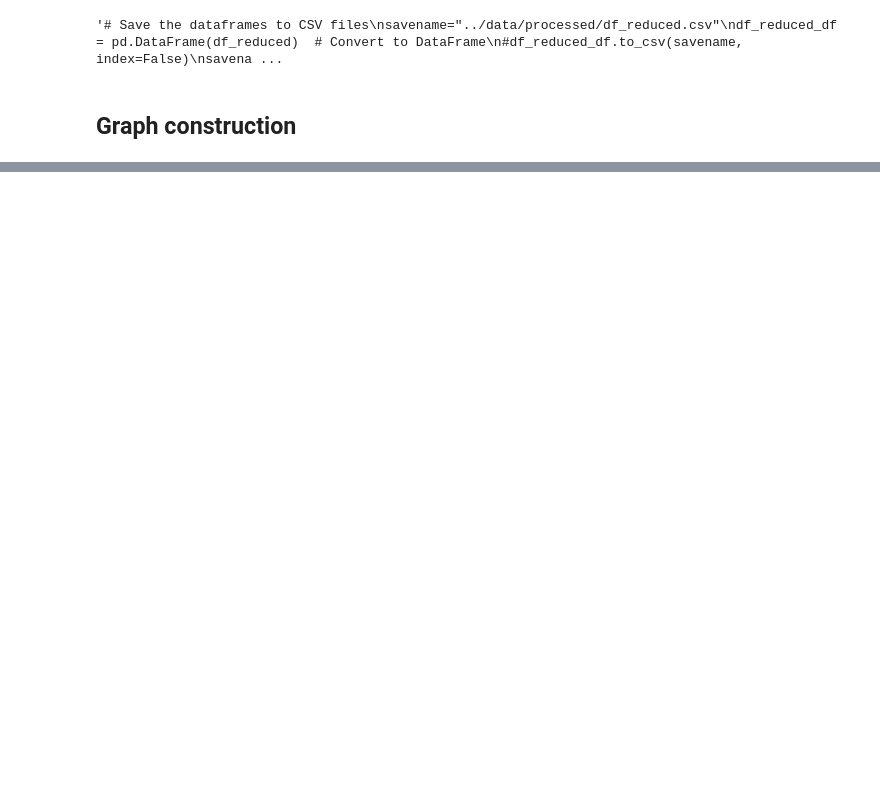
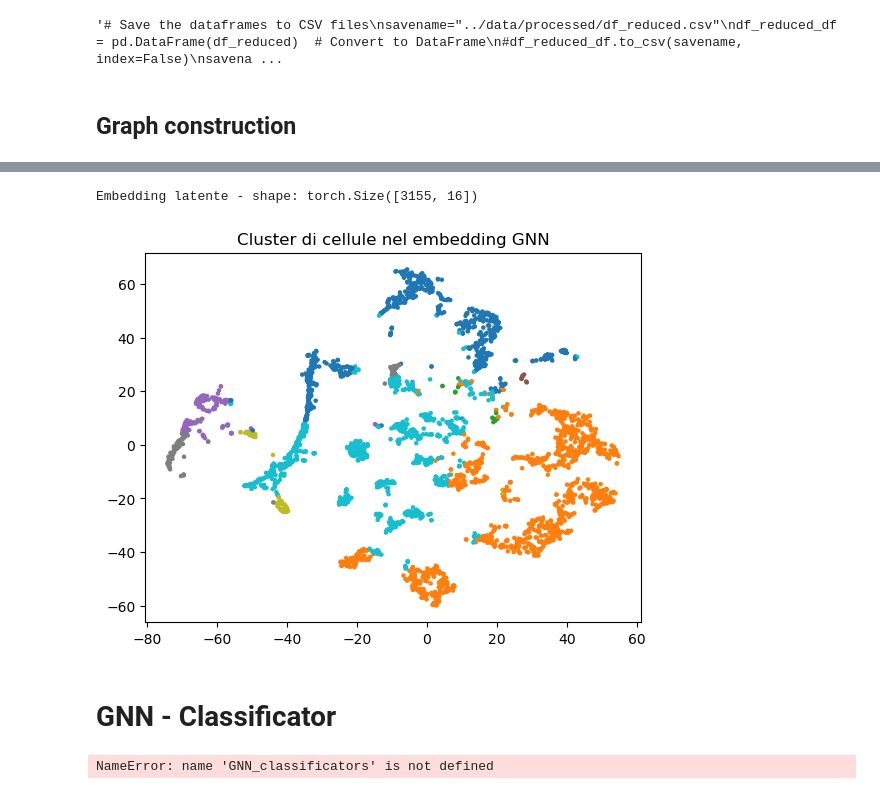
Before and after one commit to Cesar85Hol/GNN-on-scRNA-pancreas-, a Jupyter notebook: notebooks/main_New.ipynb, the cells around one changed output, grey strips where cells are left out. Saved outputs shown, nothing was run; the diff lists cells and outputs as text; code cells hidden in the pictures; blank space fills up the shorter version.

Commit message:
GNN classificators started

```diff
--- a/notebooks/main_New.ipynb
+++ b/notebooks/main_New.ipynb
@@ -83,0 +188,16 @@ G= graph_construction.plotGraph(G_data)
+# %%
+from torch_geometric.nn import GCNConv, VGAE
+import torch
+# Iperparametri
+num_features = G_data.num_node_features  # dimensione delle feature di input (50 se usiamo PCA)
+hidden_dim = 32    # dimensione layer nascosto
+latent_dim = 16    # dimensione spazio latente (embedding finale per ciascuna cellula)
+
+# Inizializziamo il modello VGAE con l'encoder definito
+encoder = GNN_clustering.GCNEncoder(num_features, hidden_dim, latent_dim)
+model = VGAE(encoder)
+# %%
+optimizer = torch.optim.Adam(model.parameters(), lr=0.01)
+epochs = 100
+
+GNN_clustering.train(model, G_data, optimizer, epochs)
@@ -83,0 +215,27 @@ G= graph_construction.plotGraph(G_data)
+# %%
+# Get the embeddings
+model.eval()
+with torch.no_grad():
+    z = model.encode(G_data.x, G_data.edge_index)  # z è un tensore di dimensione (n_cellule, latent_dim)
+print("Embedding latente - shape:", z.shape)
+# %% [output]
+Embedding latente - shape: torch.Size([3155, 16])
+# %%
+from sklearn.cluster import KMeans
+
+k = 8  # numero di cluster voluto (ipotetico)
+labels = KMeans(n_clusters=k, random_state=42).fit_predict(z.cpu().numpy())
+# 'labels' è un array di lunghezza n_cellule con l'assegnazione di ogni cellula a uno dei k cluster
+# %%
+# Esempio: dimensionamento a 2D per visualizzare (PCA ulteriore o TSNE)
+from sklearn.manifold import TSNE
+X_2d = TSNE(n_components=2, learning_rate='auto', init='pca').fit_transform(z.cpu().numpy())
+import matplotlib.pyplot as plt
+
+plt.scatter(X_2d[:,0], X_2d[:,1], c=labels, cmap='tab10', s=5)
+plt.title("Cluster di cellule nel embedding GNN")
+plt.show()
+# %% [output]
+[figure, added]
+# %% [markdown]
+# GNN - Classificator
@@ -83,0 +247,12 @@ G= graph_construction.plotGraph(G_data)
+# %%
+# MODELS INSTANTIATION
+# all models have
+# - 2 convolutional layers
+# - RELU activation and droput between layers
+
+num_features = df_hvg.shape[1]  # 2000 HVG features
+gcn_model = GNN_classificators.GCNNet(num_features, hidden_dim, num_classes)
+sage_model = GNN_classificators.GraphSAGENet(num_features, hidden_dim, num_classes)
+gat_model = GNN_classificators.GATNet(num_features, hidden_dim, num_classes)
+# %% [output]
+NameError: name 'GNN_classificators' is not defined
```
Also changed, not shown: parts of 17 cells of this notebook, 6 other files.
